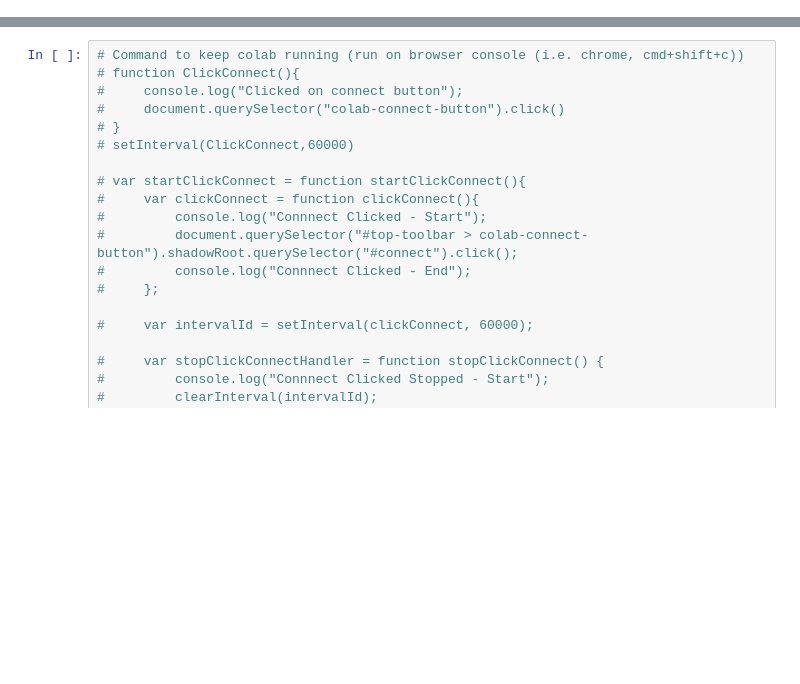
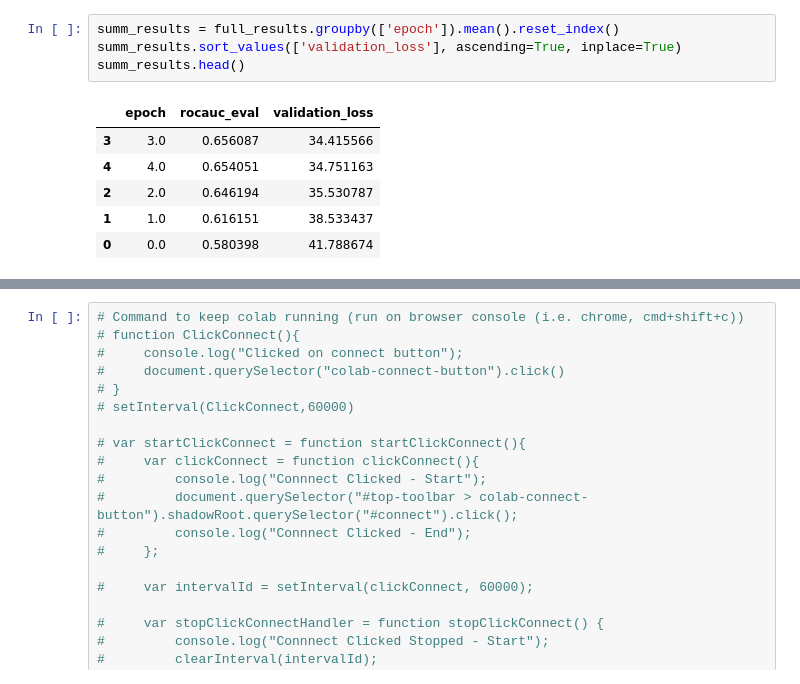
Before and after one commit to hugovergnes/drug-PAN, a Jupyter notebook: code/train_model_colab.ipynb, the cells around one changed output, grey strips where cells are left out. Saved outputs shown, nothing was run; the diff lists cells and outputs as text; blank space fills up the shorter version.

```diff
--- a/code/train_model_colab.ipynb
+++ b/code/train_model_colab.ipynb
@@ -228,0 +236,11 @@ DATALOADER:0 TEST RESULTS
+# %%
+summ_results = full_results.groupby(['epoch']).mean().reset_index()
+summ_results.sort_values(['validation_loss'], ascending=True, inplace=True)
+summ_results.head()
+# %% [output]
+|  | epoch | rocauc_eval | validation_loss |
+| 3 | 3.0 | 0.656087 | 34.415566 |
+| 4 | 4.0 | 0.654051 | 34.751163 |
+| 2 | 2.0 | 0.646194 | 35.530787 |
+| 1 | 1.0 | 0.616151 | 38.533437 |
+| 0 | 0.0 | 0.580398 | 41.788674 |
```
Also changed, not shown: parts of 19 cells of this notebook, 2 other files.
